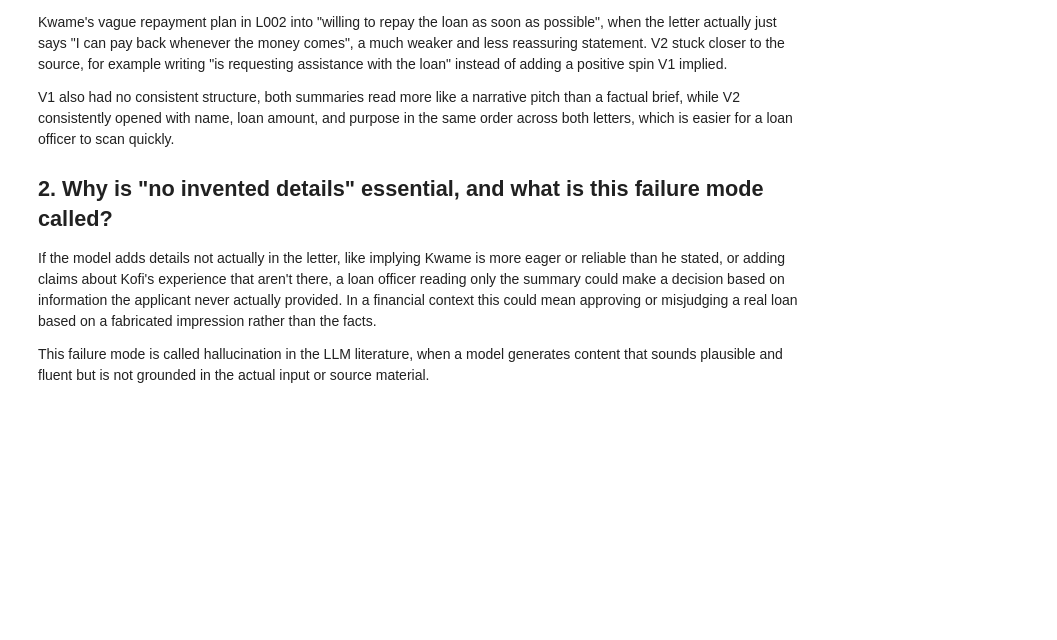
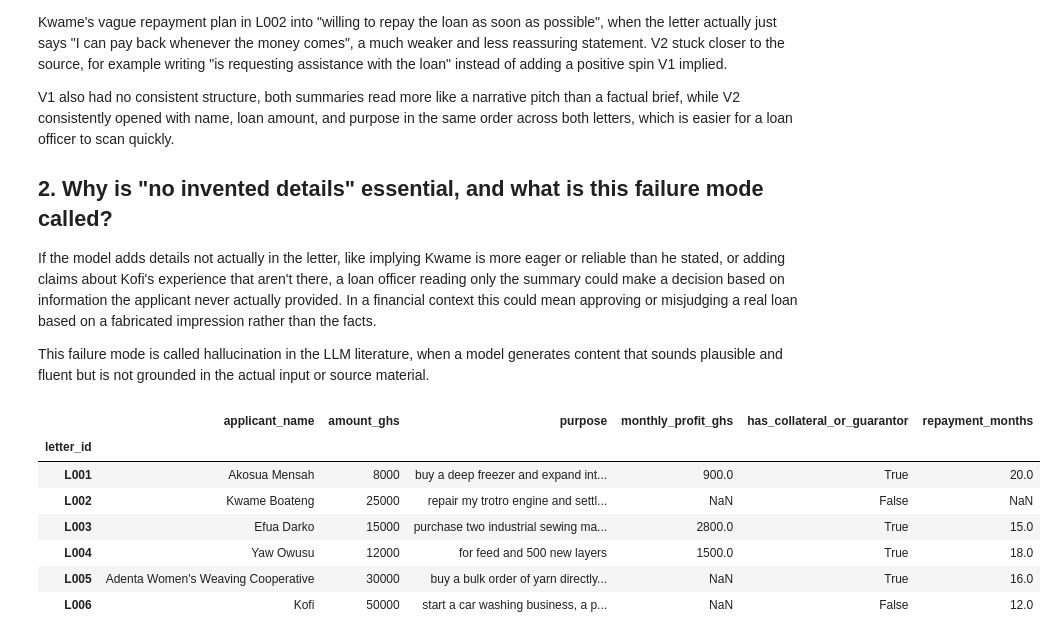
Before and after one commit to Gina-Asang/lab-4-llm-decision-support, a Jupyter notebook: LAB4/lab4.ipynb, the cells around one changed output. Saved outputs shown, nothing was run; the diff lists cells and outputs as text; code cells hidden in the pictures; blank space fills up the shorter version.

Commit message:
added prompt.py

````diff
--- a/LAB4/lab4.ipynb
+++ b/LAB4/lab4.ipynb
@@ -249,3 +249,88 @@ V1 also had no consistent structure, both summaries read more like a narrative p
 If the model adds details not actually in the letter, like implying Kwame is more eager or reliable than he stated, or adding claims about Kofi's experience that aren't there, a loan officer reading only the summary could make a decision based on information the applicant never actually provided. In a financial context this could mean approving or misjudging a real loan based on a fabricated impression rather than the facts.
 
 This failure mode is called hallucination in the LLM literature, when a model generates content that sounds plausible and fluent but is not grounded in the actual input or source material.
+# %%
+import json
+import pandas as pd
+
+# TODO: Write EXTRACT_PROMPT — a template that instructs the model to return ONLY a JSON
+#   object with EXACTLY these keys:
+#     applicant_name (string), amount_ghs (number), purpose (string),
+#     monthly_profit_ghs (number or null), has_collateral_or_guarantor (boolean),
+#     repayment_months (number or null)
+
+EXTRACT_SYSTEM = (
+    "You are a data extraction assistant for a microfinance loan officer. "
+    "You extract structured fields from loan application letters and return "
+    "ONLY a valid JSON object, with no explanation, no markdown formatting, "
+    "and no code fences. The JSON object must have exactly these keys:\n"
+    "- applicant_name (string)\n"
+    "- amount_ghs (number)\n"
+    "- purpose (string)\n"
+    "- monthly_profit_ghs (number or null)\n"
+    "- has_collateral_or_guarantor (boolean)\n"
+    "- repayment_months (number or null)\n\n"
+    "If a field is not stated in the letter, use null. Do not guess or infer a value "
+    "that is not explicitly written in the text.\n\n"
+    "Example letter:\n"
+    "\"My name is Ama Serwaa, a seamstress in Tema. I am requesting GHS 6,000 to buy "
+    "new fabric and thread. My shop has been open for 3 years. I can repay GHS 400 "
+    "monthly over 15 months. My brother will act as guarantor.\"\n\n"
+    "Example JSON output:\n"
+    "{\n"
+    '  "applicant_name": "Ama Serwaa",\n'
+    '  "amount_ghs": 6000,\n'
+    '  "purpose": "buy new fabric and thread",\n'
+    '  "monthly_profit_ghs": null,\n'
+    '  "has_collateral_or_guarantor": true,\n'
+    '  "repayment_months": 15\n'
+    "}"
+)
+
+def extract_prompt(letter_text):
+    return f"Extract the fields from this loan application:\n\n{letter_text}"
+
+# TODO: Write extract_fields(letter_text) that calls the LLM, strips any ```json fences,
+#   json.loads() the result, and returns a dict. Handle parse failures gracefully
+#   (return None and print a warning).
+
+def extract_fields(letter_text):
+    raw, _ = ask_llm(
+        extract_prompt(letter_text),
+        system_prompt=EXTRACT_SYSTEM,
+        temperature=0,
+        max_tokens=300,
+    )
+    cleaned = raw.strip()
+    if cleaned.startswith("```"):
+        cleaned = cleaned.strip("`")
+        cleaned = cleaned.replace("json", "", 1).strip()
+    try:
+        return json.loads(cleaned)
+    except json.JSONDecodeError:
+        print(f"WARNING: failed to parse JSON. Raw output:\n{raw}")
+        return None
+
+# TODO: Run it on ALL SIX letters; collect results into a pandas DataFrame (one row per
+#   letter) and display it.
+
+rows = []
+for letter_id, text in LETTERS.items():
+    result = extract_fields(text)
+    if result is not None:
+        result["letter_id"] = letter_id
+        rows.append(result)
+    else:
+        rows.append({"letter_id": letter_id})
+
+extraction_df = pd.DataFrame(rows).set_index("letter_id")
+extraction_df
+# %% [output]
+|  | applicant_name | amount_ghs | purpose | monthly_profit_ghs | has_collateral_or_guarantor | repayment_months |
+| letter_id |  |  |  |  |  |  |
+| L001 | Akosua Mensah | 8000 | buy a deep freezer and expand int... | 900.0 | True | 20.0 |
+| L002 | Kwame Boateng | 25000 | repair my trotro engine and settl... | NaN | False | NaN |
+| L003 | Efua Darko | 15000 | purchase two industrial sewing ma... | 2800.0 | True | 15.0 |
+| L004 | Yaw Owusu | 12000 | for feed and 500 new layers | 1500.0 | True | 18.0 |
+| L005 | Adenta Women's Weaving Cooperative | 30000 | buy a bulk order of yarn directly... | NaN | True | 16.0 |
+| L006 | Kofi | 50000 | start a car washing business, a p... | NaN | False | 12.0 |
````
Also changed, not shown: parts of 4 cells of this notebook, 1 other file.
